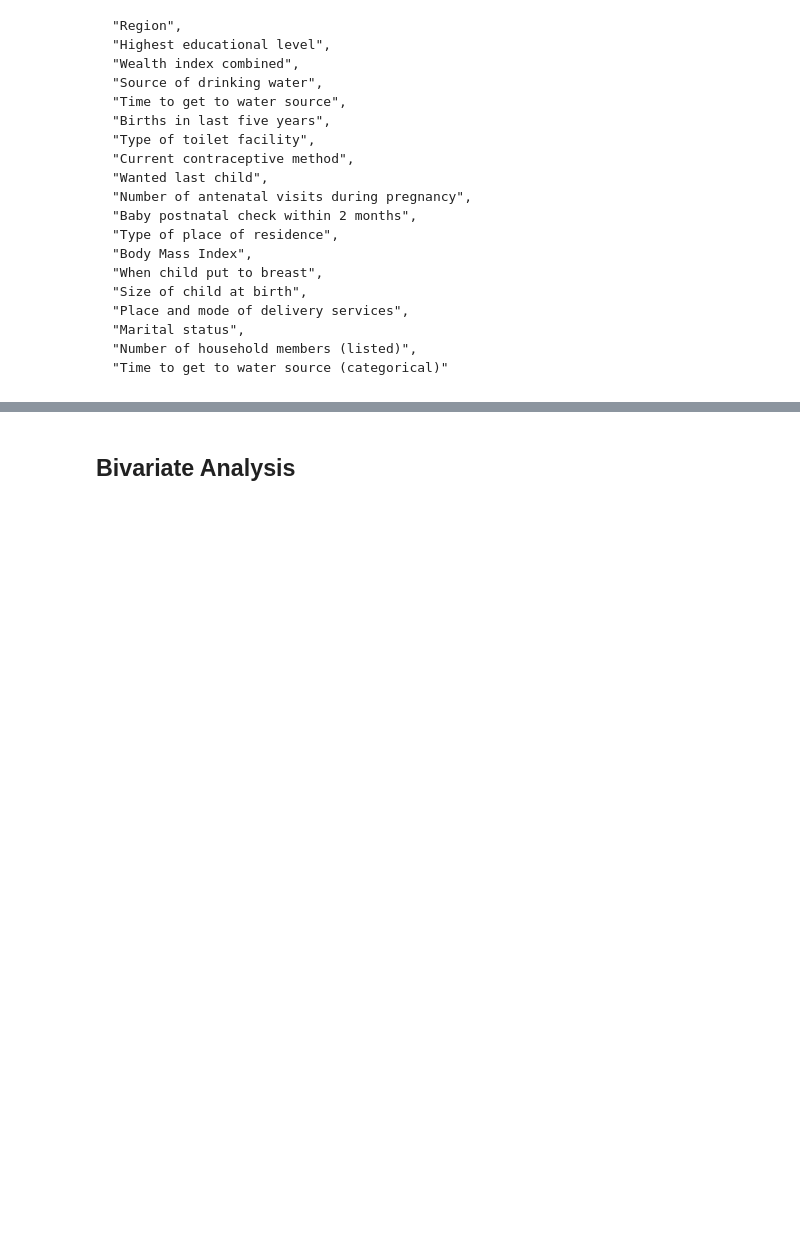
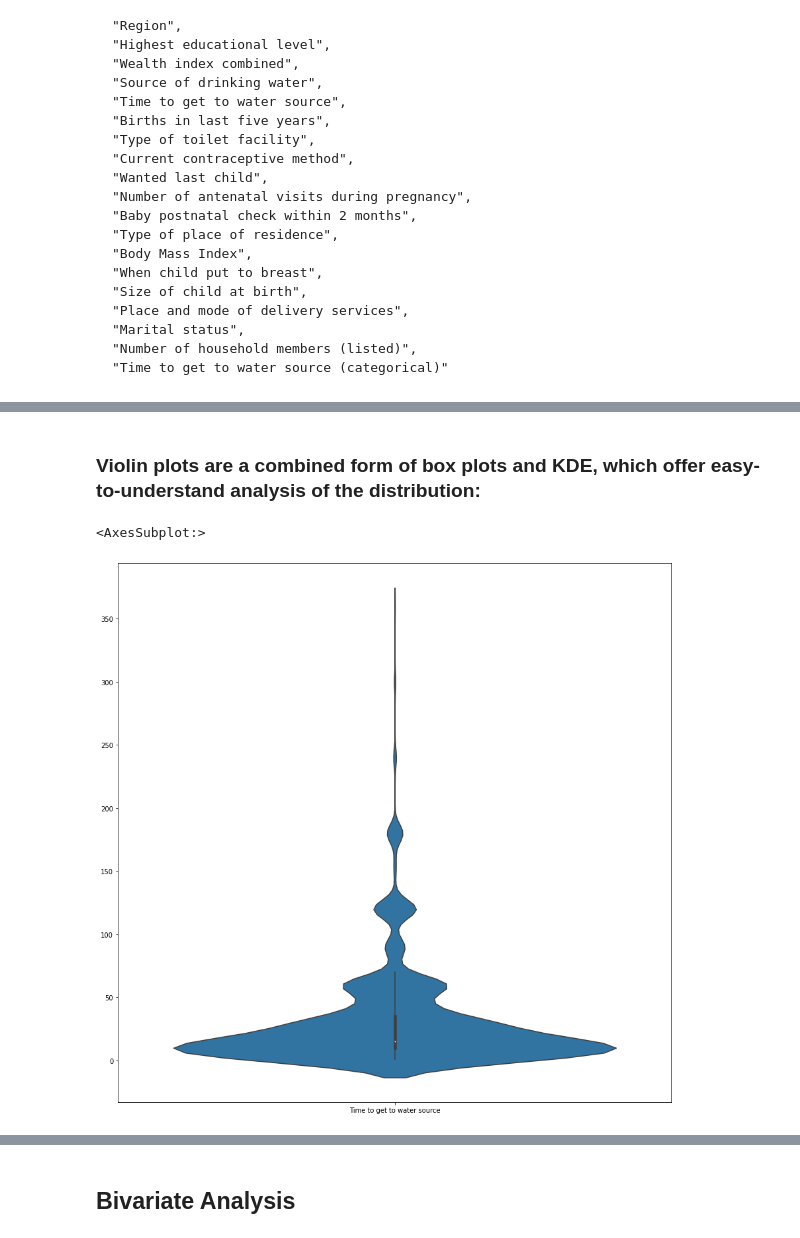
Before and after one commit to bolossi509/Capstone-Project, a Jupyter notebook: children_under_5.ipynb, the cells around one changed output, grey strips where cells are left out. Saved outputs shown, nothing was run; the diff lists cells and outputs as text; code cells hidden in the pictures; blank space fills up the shorter version.

```diff
--- a/children_under_5.ipynb
+++ b/children_under_5.ipynb
@@ -1045,0 +943,9 @@ for cat_col in category_colomns:
+# %% [markdown]
+### Violin plots are a combined form of box plots and KDE, which offer easy-to-understand analysis of the distribution:
+# %%
+plt.figure(figsize=(15,15))
+sns.violinplot(data=data_selected[["Time to get to water source"]])
+#plt.title('Age boxplot for each communication channel')
+# %% [output]
+<AxesSubplot:>
+[figure, added]
```
Also changed, not shown: parts of 147 cells of this notebook.
